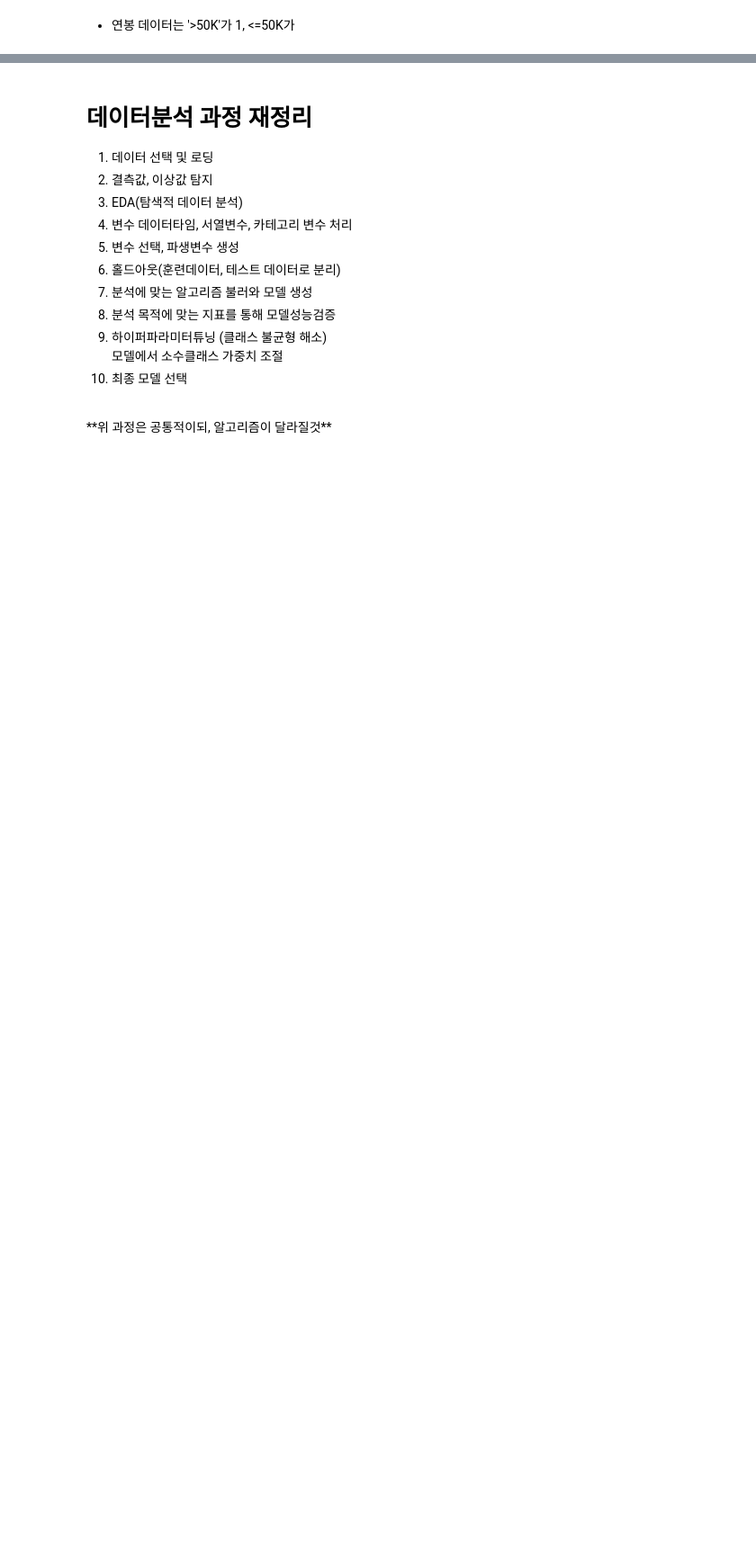
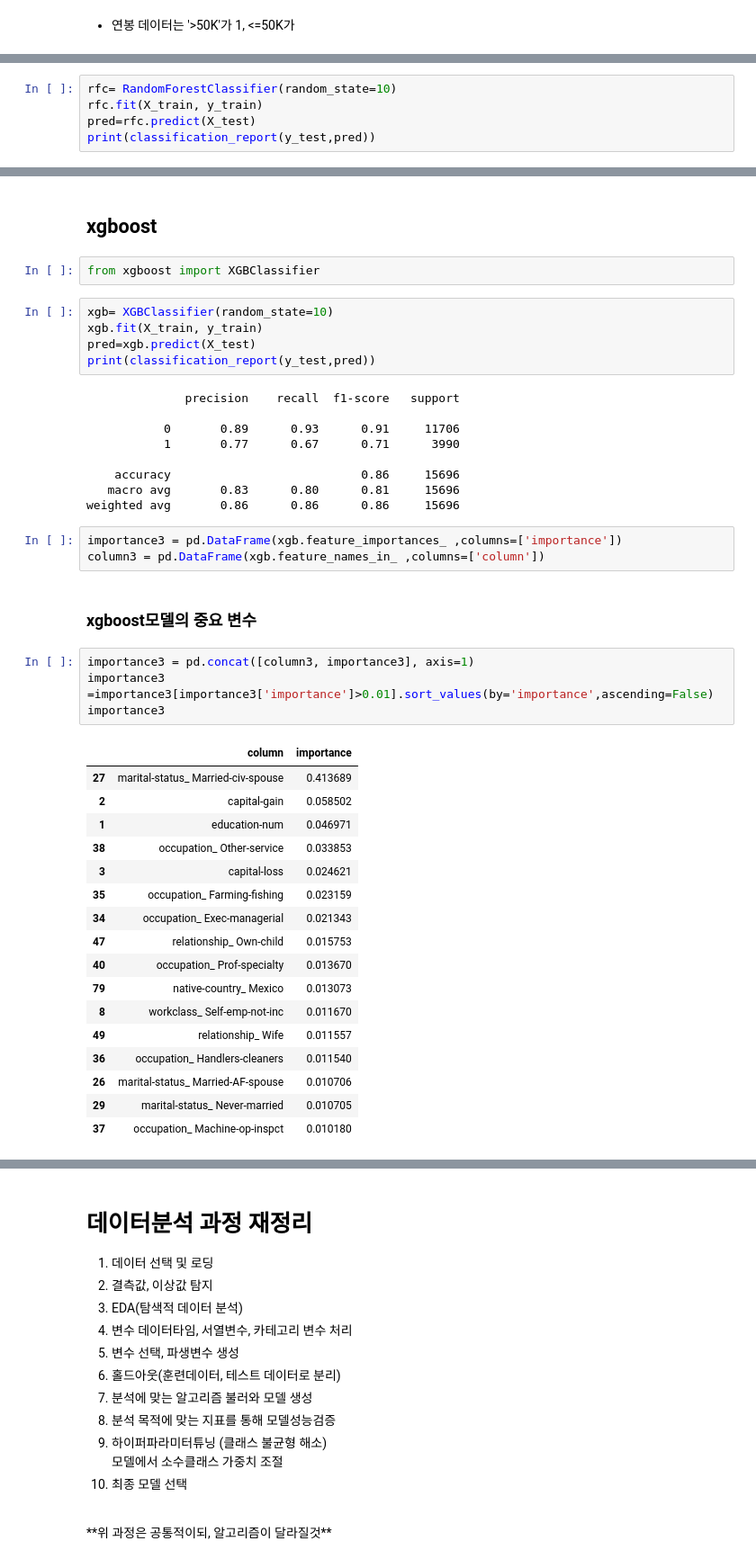
Before and after one commit to y25p/fintech_yeop, a Jupyter notebook: 05machine_learning/10지도학습 _분류분석_컬럼선택법_클래스불균형_모델성능향상시키기.ipynb, the cells around one changed output, grey strips where cells are left out. Shown at 90% size. Saved outputs shown, nothing was run; the diff lists cells and outputs as text; blank space fills up the shorter version.

```diff
--- a/05machine_learning/10지도학습 _분류분석_컬럼선택법_클래스불균형_모델성능향상시키기.ipynb
+++ b/05machine_learning/10지도학습 _분류분석_컬럼선택법_클래스불균형_모델성능향상시키기.ipynb
@@ -308,0 +382,5 @@ important_cols.sort_values(by='importance',ascending=False)
+# %%
+rfc= RandomForestClassifier(random_state=10)
+rfc.fit(X_train, y_train)
+pred=rfc.predict(X_test)
+print(classification_report(y_test,pred))
@@ -308,0 +435,45 @@ important_cols.sort_values(by='importance',ascending=False)
+# %% [markdown]
+## xgboost
+# %%
+from xgboost import XGBClassifier
+# %%
+xgb= XGBClassifier(random_state=10)
+xgb.fit(X_train, y_train)
+pred=xgb.predict(X_test)
+print(classification_report(y_test,pred))
+# %% [output]
+              precision    recall  f1-score   support
+
+           0       0.89      0.93      0.91     11706
+           1       0.77      0.67      0.71      3990
+
+    accuracy                           0.86     15696
+   macro avg       0.83      0.80      0.81     15696
+weighted avg       0.86      0.86      0.86     15696
+# %%
+importance3 = pd.DataFrame(xgb.feature_importances_ ,columns=['importance'])
+column3 = pd.DataFrame(xgb.feature_names_in_ ,columns=['column'])
+# %% [markdown]
+### xgboost모델의 중요 변수
+# %%
+importance3 = pd.concat([column3, importance3], axis=1)
+importance3 =importance3[importance3['importance']>0.01].sort_values(by='importance',ascending=False)
+importance3
+# %% [output]
+|  | column | importance |
+| 27 | marital-status_ Married-civ-spouse | 0.413689 |
+| 2 | capital-gain | 0.058502 |
+| 1 | education-num | 0.046971 |
+| 38 | occupation_ Other-service | 0.033853 |
+| 3 | capital-loss | 0.024621 |
+| 35 | occupation_ Farming-fishing | 0.023159 |
+| 34 | occupation_ Exec-managerial | 0.021343 |
+| 47 | relationship_ Own-child | 0.015753 |
+| 40 | occupation_ Prof-specialty | 0.013670 |
+| 79 | native-country_ Mexico | 0.013073 |
+| 8 | workclass_ Self-emp-not-inc | 0.011670 |
+| 49 | relationship_ Wife | 0.011557 |
+| 36 | occupation_ Handlers-cleaners | 0.011540 |
+| 26 | marital-status_ Married-AF-spouse | 0.010706 |
+| 29 | marital-status_ Never-married | 0.010705 |
+| 37 | occupation_ Machine-op-inspct | 0.010180 |
```
Also changed, not shown: parts of 87 cells of this notebook, 3 other files.
